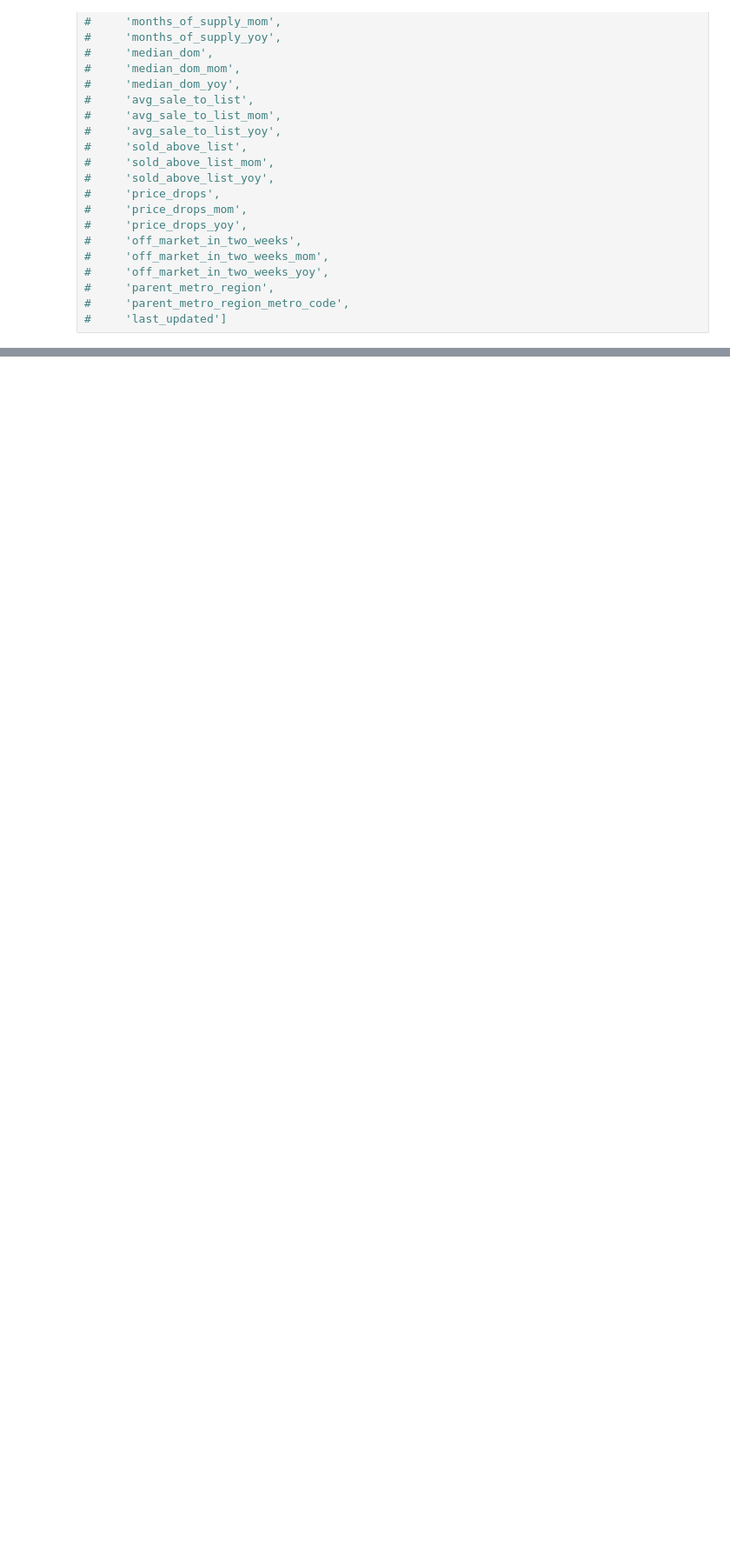
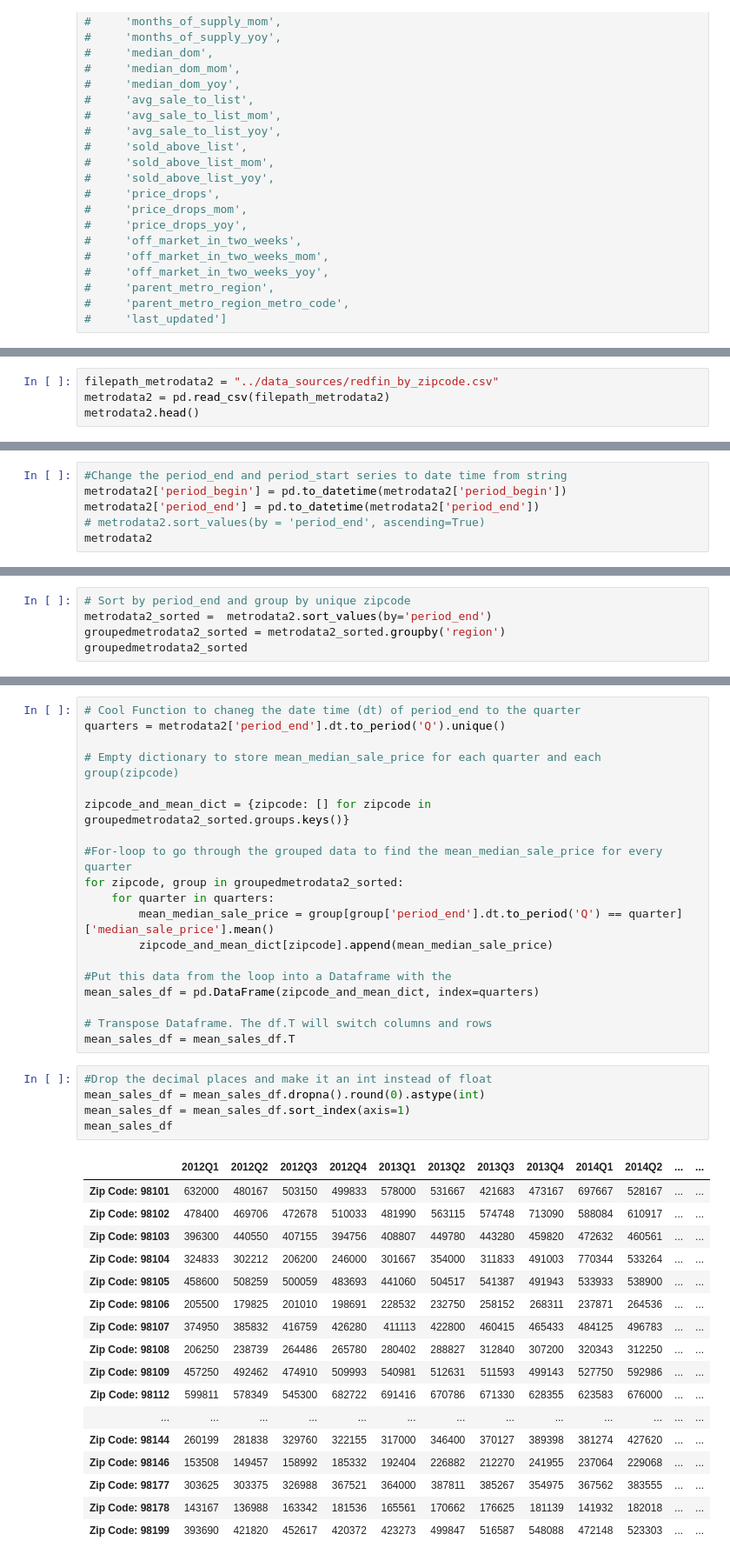
Before and after one commit to dylandevens/Housing_Project_rent_or_buy, a Jupyter notebook: Dylan/manipulation.ipynb, the cells around one changed output, grey strips where cells are left out. Shown at 87% size. Saved outputs shown, nothing was run; the diff lists cells and outputs as text; blank space fills up the shorter version.

```diff
--- a/Dylan/manipulation.ipynb
+++ b/Dylan/manipulation.ipynb
@@ -284,0 +353,4 @@ metrodata2.to_csv("../data_sources/redfin_by_zipcode.csv", index=False)
+# %%
+filepath_metrodata2 = "../data_sources/redfin_by_zipcode.csv"
+metrodata2 = pd.read_csv(filepath_metrodata2)
+metrodata2.head()
@@ -284,0 +414,6 @@ metrodata2.to_csv("../data_sources/redfin_by_zipcode.csv", index=False)
+# %%
+#Change the period_end and period_start series to date time from string
+metrodata2['period_begin'] = pd.to_datetime(metrodata2['period_begin'])
+metrodata2['period_end'] = pd.to_datetime(metrodata2['period_end'])
+# metrodata2.sort_values(by = 'period_end', ascending=True)
+metrodata2
@@ -284,0 +434,5 @@ metrodata2.to_csv("../data_sources/redfin_by_zipcode.csv", index=False)
+# %%
+# Sort by period_end and group by unique zipcode
+metrodata2_sorted =  metrodata2.sort_values(by='period_end')
+groupedmetrodata2_sorted = metrodata2_sorted.groupby('region')
+groupedmetrodata2_sorted
@@ -284,0 +441,42 @@ metrodata2.to_csv("../data_sources/redfin_by_zipcode.csv", index=False)
+# %%
+# Cool Function to chaneg the date time (dt) of period_end to the quarter
+quarters = metrodata2['period_end'].dt.to_period('Q').unique()
+
+# Empty dictionary to store mean_median_sale_price for each quarter and each group(zipcode)
+
+zipcode_and_mean_dict = {zipcode: [] for zipcode in groupedmetrodata2_sorted.groups.keys()}
+
+#For-loop to go through the grouped data to find the mean_median_sale_price for every quarter
+for zipcode, group in groupedmetrodata2_sorted:
+    for quarter in quarters:
+        mean_median_sale_price = group[group['period_end'].dt.to_period('Q') == quarter]['median_sale_price'].mean()
+        zipcode_and_mean_dict[zipcode].append(mean_median_sale_price)
+
+#Put this data from the loop into a Dataframe with the
+mean_sales_df = pd.DataFrame(zipcode_and_mean_dict, index=quarters)
+
+# Transpose Dataframe. The df.T will switch columns and rows
+mean_sales_df = mean_sales_df.T
+# %%
+#Drop the decimal places and make it an int instead of float
+mean_sales_df = mean_sales_df.dropna().round(0).astype(int)
+mean_sales_df = mean_sales_df.sort_index(axis=1)
+mean_sales_df
+# %% [output]
+|  | 2012Q1 | 2012Q2 | 2012Q3 | 2012Q4 | 2013Q1 | 2013Q2 | 2013Q3 | 2013Q4 | 2014Q1 | 2014Q2 | ... | ... |
+| Zip Code: 98101 | 632000 | 480167 | 503150 | 499833 | 578000 | 531667 | 421683 | 473167 | 697667 | 528167 | ... | ... |
+| Zip Code: 98102 | 478400 | 469706 | 472678 | 510033 | 481990 | 563115 | 574748 | 713090 | 588084 | 610917 | ... | ... |
+| Zip Code: 98103 | 396300 | 440550 | 407155 | 394756 | 408807 | 449780 | 443280 | 459820 | 472632 | 460561 | ... | ... |
+| Zip Code: 98104 | 324833 | 302212 | 206200 | 246000 | 301667 | 354000 | 311833 | 491003 | 770344 | 533264 | ... | ... |
+| Zip Code: 98105 | 458600 | 508259 | 500059 | 483693 | 441060 | 504517 | 541387 | 491943 | 533933 | 538900 | ... | ... |
+| Zip Code: 98106 | 205500 | 179825 | 201010 | 198691 | 228532 | 232750 | 258152 | 268311 | 237871 | 264536 | ... | ... |
+| Zip Code: 98107 | 374950 | 385832 | 416759 | 426280 | 411113 | 422800 | 460415 | 465433 | 484125 | 496783 | ... | ... |
+| Zip Code: 98108 | 206250 | 238739 | 264486 | 265780 | 280402 | 288827 | 312840 | 307200 | 320343 | 312250 | ... | ... |
+| Zip Code: 98109 | 457250 | 492462 | 474910 | 509993 | 540981 | 512631 | 511593 | 499143 | 527750 | 592986 | ... | ... |
+| Zip Code: 98112 | 599811 | 578349 | 545300 | 682722 | 691416 | 670786 | 671330 | 628355 | 623583 | 676000 | ... | ... |
+| ... | ... | ... | ... | ... | ... | ... | ... | ... | ... | ... | ... | ... |
+| Zip Code: 98144 | 260199 | 281838 | 329760 | 322155 | 317000 | 346400 | 370127 | 389398 | 381274 | 427620 | ... | ... |
+| Zip Code: 98146 | 153508 | 149457 | 158992 | 185332 | 192404 | 226882 | 212270 | 241955 | 237064 | 229068 | ... | ... |
+| Zip Code: 98177 | 303625 | 303375 | 326988 | 367521 | 364000 | 387811 | 385267 | 354975 | 367562 | 383555 | ... | ... |
+| Zip Code: 98178 | 143167 | 136988 | 163342 | 181536 | 165561 | 170662 | 176625 | 181139 | 141932 | 182018 | ... | ... |
+| Zip Code: 98199 | 393690 | 421820 | 452617 | 420372 | 423273 | 499847 | 516587 | 548088 | 472148 | 523303 | ... | ... |
```
Also changed, not shown: parts of 19 cells of this notebook, 2 other files.
